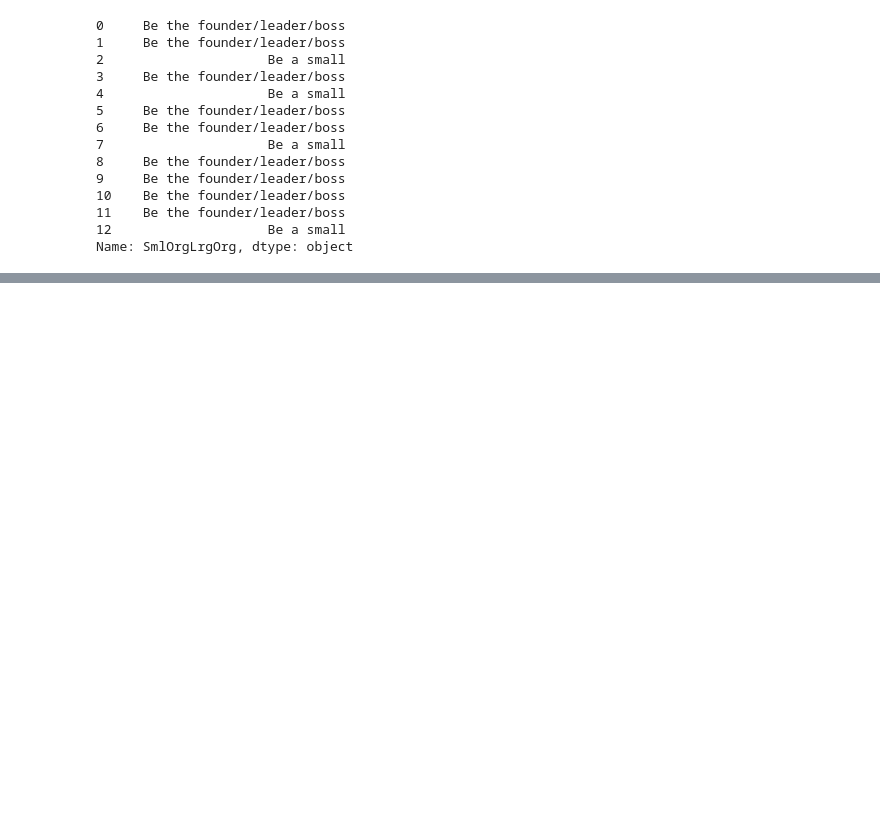
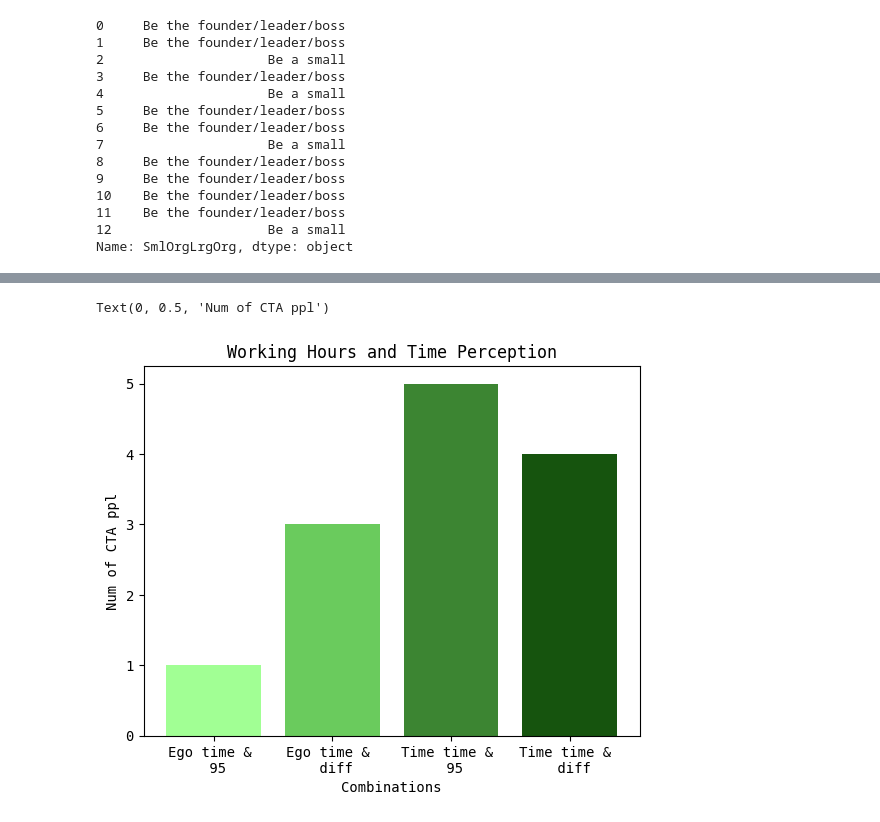
Before and after one commit to jessie-a-liang/data-homework, a Jupyter notebook: Responses.ipynb, the cells around one changed output, grey strips where cells are left out. Cells and saved outputs as stored; diff of their text form; code cells hidden in the pictures; blank space fills up the shorter version.

```diff
--- a/Responses.ipynb
+++ b/Responses.ipynb
@@ -299,0 +360,2 @@ Name: SmlOrgLrgOrg, dtype: object
+# %%
+Responses['WorkingHours'] = Responses['You have a deadline coming up and are working alone. How do you manage your time?']
@@ -299,0 +379,2 @@ Name: SmlOrgLrgOrg, dtype: object
+# %%
+Responses['WorkingHours'] = Responses['You have a deadline coming up and are working alone. How do you manage your time?'].apply(lambda x: ' '.join(x.split()[:2]))
@@ -299,0 +398,16 @@ Name: SmlOrgLrgOrg, dtype: object
+# %%
+twotime_work95 = len(Responses[(Responses['WorkingHours'] == 'Work 9') & (Responses['Meeting'] == '2 pm')])
+twotime_workdiff = len(Responses[(Responses['WorkingHours'] == 'Work different') & (Responses['Meeting'] == '2 pm')])
+tentime_work95 = len(Responses[(Responses['WorkingHours'] == 'Work 9') & (Responses['Meeting'] == '10 am')])
+tentime_workdiff = len(Responses[(Responses['WorkingHours'] == 'Work different') & (Responses['Meeting'] == '10 am')])
+# %%
+labels = ['Ego time & \n 95', 'Ego time & \n diff', 'Time time & \n 95', 'Time time & \n diff']
+counts = [twotime_work95, twotime_workdiff, tentime_work95, tentime_workdiff]
+
+plt.bar(labels, counts, color=['#A1FF94', '#6ACB5D', '#3C8532', '#16540E'])
+plt.title('Working Hours and Time Perception')
+plt.xlabel('Combinations')
+plt.ylabel('Num of CTA ppl')
+# %% [output]
+Text(0, 0.5, 'Num of CTA ppl')
+[figure, added]
```
Also changed, not shown: parts of 46 cells of this notebook.
